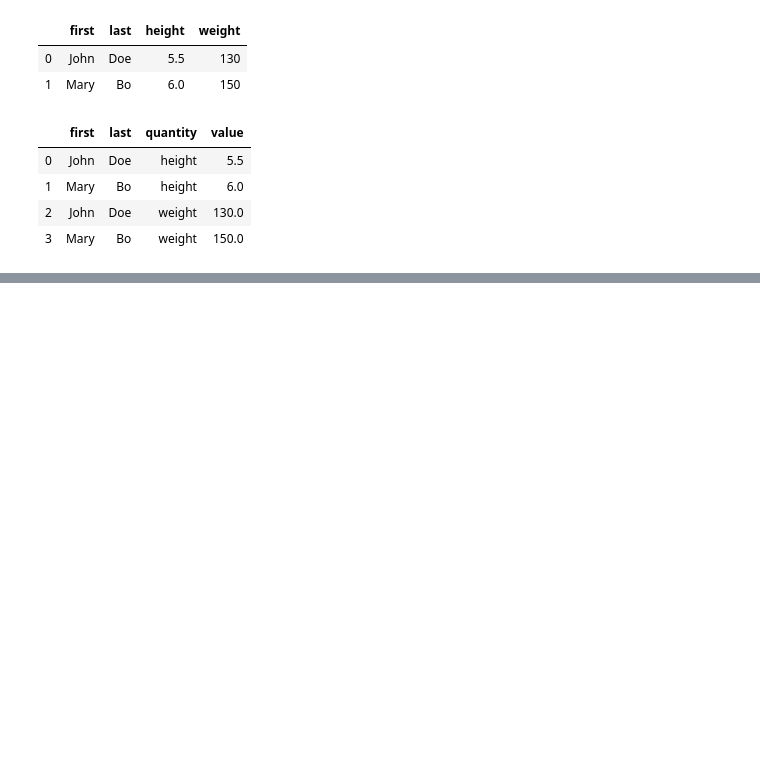
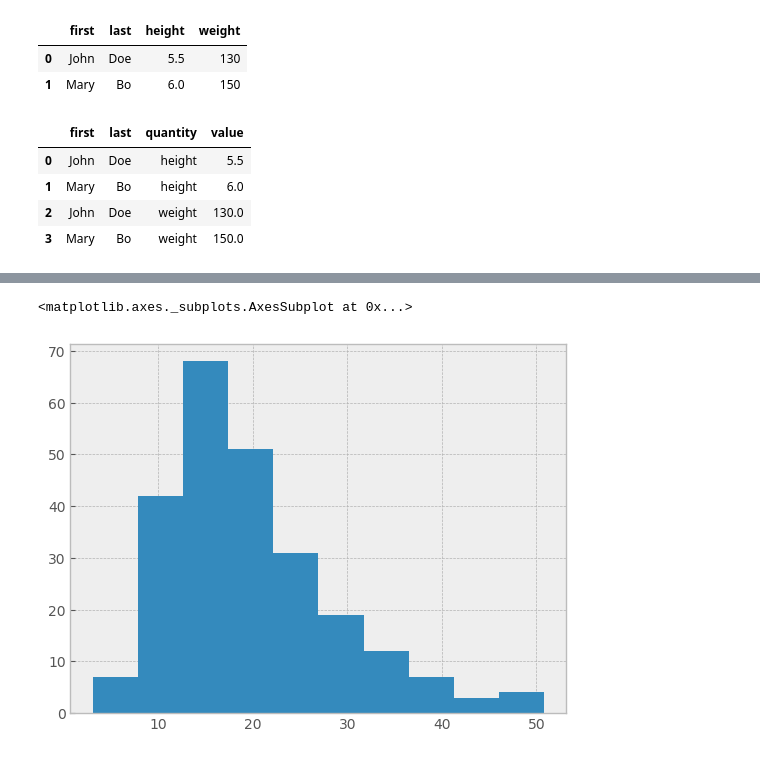
Before and after one commit to paugui/paugui.github.io, a Jupyter notebook: projects/python/pandas/Pandas_codes.ipynb, the cells around one changed output, grey strips where cells are left out. Drawn from its saved outputs; the diff is of its cells as text; code cells hidden in the pictures; blank space fills up the shorter version.

```diff
--- a/projects/python/pandas/Pandas_codes.ipynb
+++ b/projects/python/pandas/Pandas_codes.ipynb
@@ -917,0 +953,6 @@ cheese.melt(id_vars=['first', 'last'], var_name='quantity')
+# %%
+plt.style.use('bmh')
+tips['total_bill'].hist()
+# %% [output]
+<matplotlib.axes._subplots.AxesSubplot at 0x...>
+[figure, added]
```
Also changed, not shown: parts of 23 cells of this notebook, 3 other files.
